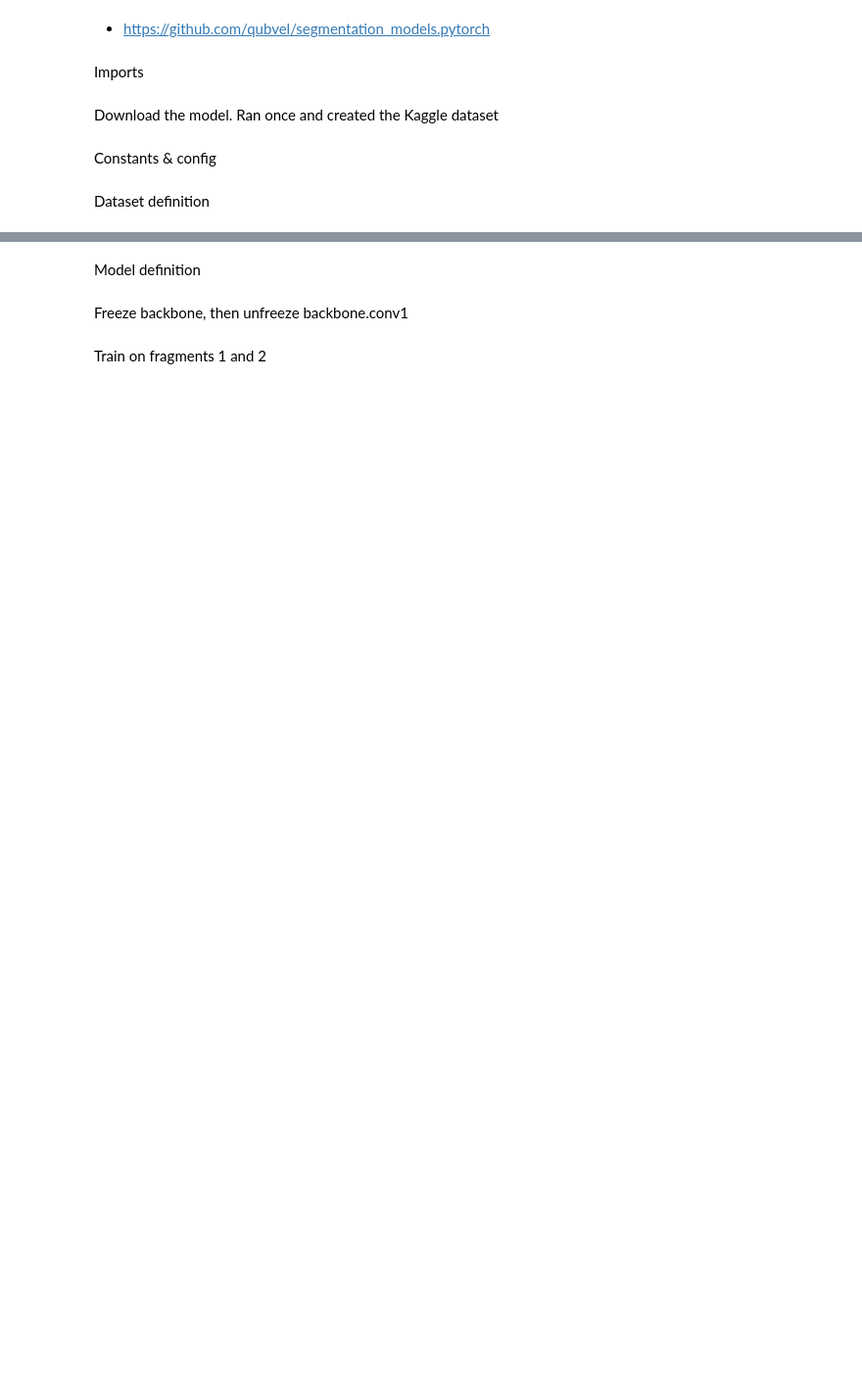
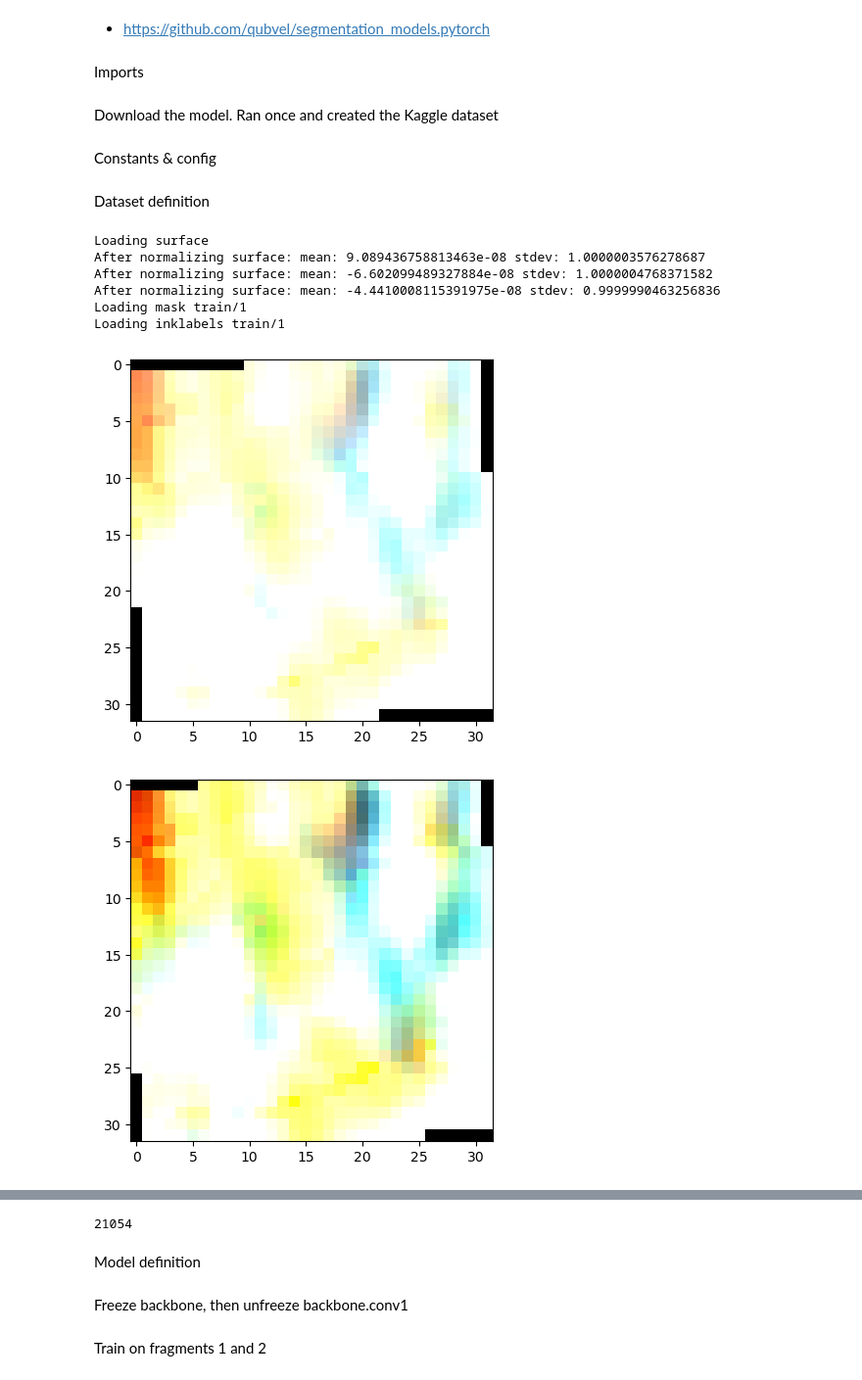
Before and after one commit to tomaszgarbus/kaggle-vesuvius-challenge, a Jupyter notebook: pretrained-network.ipynb, the cells around one changed output, grey strips where cells are left out. Shown at 98% size. Drawn from its saved outputs; the diff is of its cells as text; code cells hidden in the pictures; blank space fills up the shorter version.

```diff
--- a/pretrained-network.ipynb
+++ b/pretrained-network.ipynb
@@ -59,10 +64,10 @@ DEVICE = torch.device("cuda" if torch.cuda.is_available() else "cpu")
 BSIZE = 256  # 256 is best
 LR = 0.003
 
-TQDM_OFF = True
+TQDM_OFF = False
 
-PLOT_EVERY = 1000  # Steps
-MAX_STEPS = 10000
+PLOT_EVERY = 100  # Steps
+MAX_STEPS = 1000
 
 TH = 0.5
 # %% [markdown]
@@ -84,13 +89,18 @@ def load_surface(fragment_name, split_name):
     for i in tqdm(range(Z_DIM), disable=TQDM_OFF):
         l = Z_START + i * Z_STEP
         sslice = np.array(Image.open(f"/kaggle/input/vesuvius-challenge-ink-detection/{split_name}/{fragment_name}/surface_volume/{l:02}.tif"))
-        sslice = (sslice / 2**16).astype('float32')
+        # Normalize
+#         sslice = (sslice / 2**16).astype('float32')
+        sslice = sslice.astype('float32') - np.mean(sslice)
+        sslice /= np.std(sslice)
+        print(f"After normalizing surface: mean: {np.mean(sslice)} stdev: {np.std(sslice)}")
+
         surface = surface if surface is not None else np.zeros([Z_DIM, *sslice.shape], dtype='float32')
         surface[i] = sslice
     return surface
 
 class SlicedDataset(torch.utils.data.Dataset):
-    def __init__(self, fragment_name, split_name, max_shape=None):
+    def __init__(self, fragment_name, split_name, max_shape=None, do_augment=False):
         self.fragment_name = fragment_name
         self.split_name = split_name
         self.surface = load_surface(fragment_name, split_name)
@@ -102,6 +112,12 @@ class SlicedDataset(torch.utils.data.Dataset):
             self.surface = self.surface[:, :max_shape[0], :max_shape[1]]
             self.mask = self.mask[:max_shape[0], max_shape[1]]
             self.inklabels = self.inklabels[:max_shape[0], :max_shape[1]]
+        self.transform = transforms.Compose(
+            [
+                transforms.ColorJitter(contrast=0.5),
+                transforms.RandomRotation(90),
+            ] if do_augment else []
+        )
 
     def __len__(self):
         return (self.surface.shape[1] - YX_DIM) * (self.surface.shape[2] - YX_DIM)
@@ -109,9 +125,9 @@ class SlicedDataset(torch.utils.data.Dataset):
     def getitem(self, y, x):
         surface = self.surface[:, y:y + YX_DIM, x:x + YX_DIM]
         labels = self.inklabels[y:y + YX_DIM, x:x + YX_DIM].reshape((1, YX_DIM, YX_DIM))
-        return surface, labels, (y, x)
+        return torch.as_tensor(surface), torch.as_tensor(labels), (y, x)
 
     def __getitem__(self, idx):
         y = idx // (self.surface.shape[2] - YX_DIM)
         x = idx % (self.surface.shape[2] - YX_DIM)
-        return self.getitem(y, x)
+        return self.transform(self.getitem(y, x))
@@ -121,0 +134,18 @@ gc.collect()
+# %%
+x = SlicedDataset('1', 'train', do_augment=True)
+for i in range(3):
+    im, lbl, _ = x[len(x) // 2]
+    plt.imshow(np.transpose(im, (1, 2, 0)))
+    plt.imshow(np.transpose(lbl, (1, 2, 0)))
+    plt.show()
+del x
+gc.collect()
+# %% [output]
+Loading surface
+After normalizing surface: mean: 9.089436758813463e-08 stdev: 1.0000003576278687
+After normalizing surface: mean: -6.602099489327884e-08 stdev: 1.0000004768371582
+After normalizing surface: mean: -4.4410008115391975e-08 stdev: 0.9999990463256836
+Loading mask train/1
+Loading inklabels train/1
+[figure, added]
+[figure, added]
@@ -122,3 +160,4 @@ gc.collect()
+21054
 # %% [markdown]
 Model definition
 # %%
```
Also changed, not shown: parts of 6 cells of this notebook.
